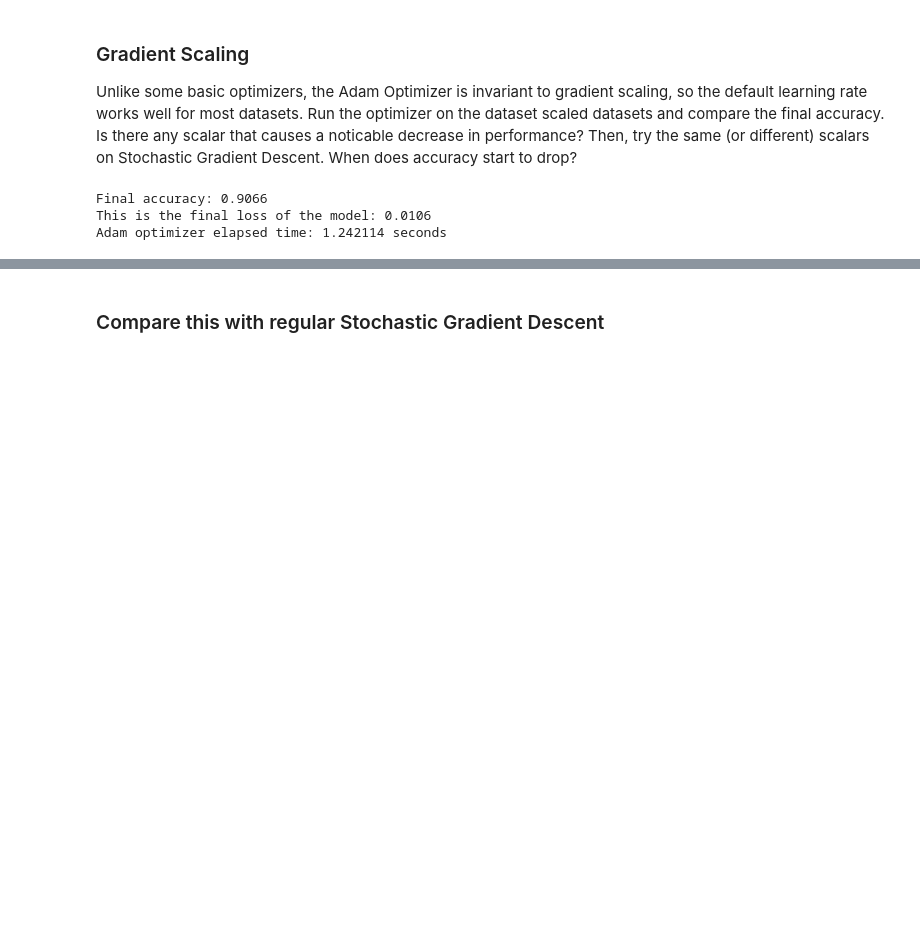
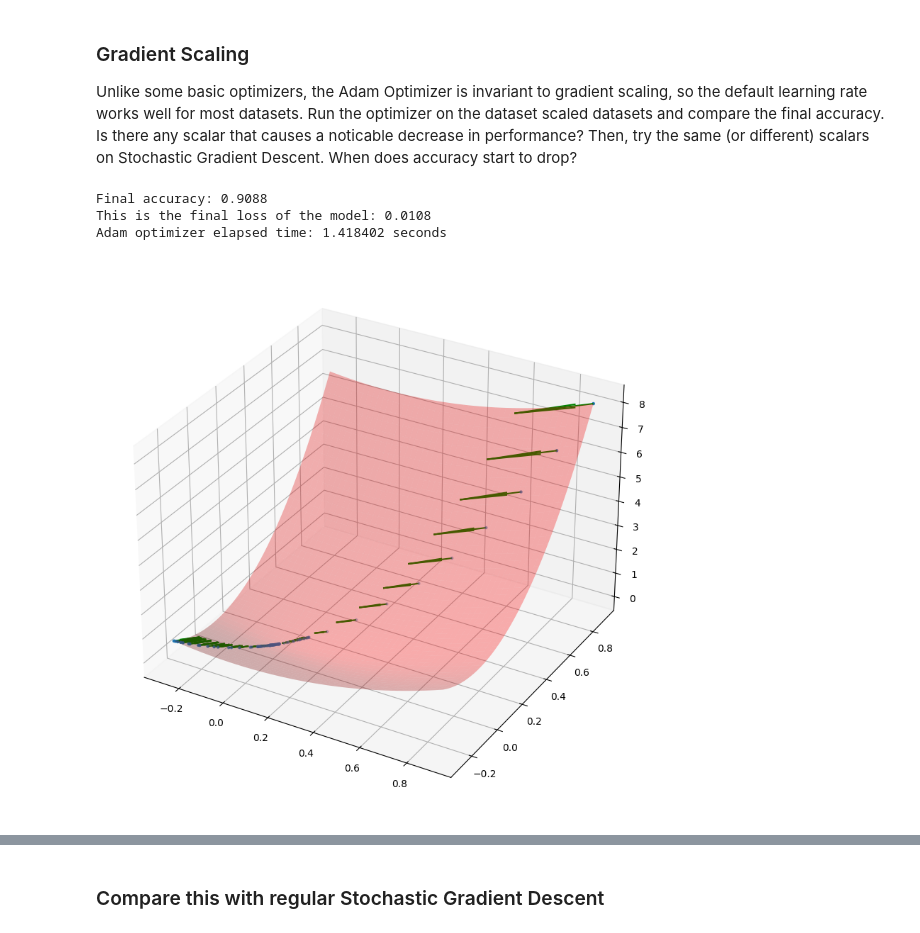
Before and after one commit to UMT-CSCI-557/optimizers, a Jupyter notebook: adam_master_version.ipynb, the cells around one changed output, grey strips where cells are left out. Drawn from its saved outputs; the diff is of its cells as text; code cells hidden in the pictures; blank space fills up the shorter version.

```diff
--- a/adam_master_version.ipynb
+++ b/adam_master_version.ipynb
@@ -95,20 +99,58 @@ train_model(L,optimizer,classifier, X_train, y_train)
 ### Gradient Scaling
 Unlike some basic optimizers, the Adam Optimizer is invariant to gradient scaling, so the default learning rate works well for most datasets. Run the optimizer on the dataset scaled datasets and compare the final accuracy. Is there any scalar that causes a noticable decrease in performance? Then, try the same (or different) scalars on Stochastic Gradient Descent. When does accuracy start to drop?
 # %%
-classifier = classifier_model(64,10) #defines the model
-"""
-Run the classifier with the Adam Optimizer here
-?remove the next line?
-"""
-optimizer = torch.optim.Adam(classifier.parameters(), lr=1e-3) #adam optimizer for the gradient decent
-L = torch.nn.CrossEntropyLoss()
 with time_block("Adam optimizer"):
-    final_loss = train_model(L,optimizer,classifier, X_train, y_train)
-    get_acc(X_test, y_test,classifier)
     print(
         f"This is the final loss of the model: {final_loss:.4f} "
     )
 # %% [output]
-Final accuracy: 0.9066
-This is the final loss of the model: 0.0106
-Adam optimizer elapsed time: 1.242114 seconds
+Final accuracy: 0.9088
+This is the final loss of the model: 0.0108
+Adam optimizer elapsed time: 1.418402 seconds
+# %%
+x = torch.ones(2, requires_grad=True)
+optimizer = torch.optim.Adam([x], lr=0.1)
+
+final_list = []
+grad_list = []
+for step in range(100):
+    optimizer.zero_grad()
+    z = 2*x[0]**2 + 8*x[1]**2
+    z.backward()
+    optimizer.step()
+    grad_list.append(x.grad)
+    final_list.append([x.detach().numpy()[0],x.detach().numpy()[1]])
+
+weights = np.array(final_list)
+weights = weights.squeeze()
+def test_f(x,y):
+    return 2*x**2 + 8*y**2
+
+z_values = []
+for dot in weights:
+    z_values.append(test_f(dot[0],dot[1]))
+# %%
+fig = plt.figure(figsize=(10,10))
+ax = fig.add_subplot(projection='3d')
+ax.scatter(weights[:,0],weights[:,1],z_values,s=5)
+
+m_plot = 500
+x1_plot = np.linspace(weights[:,0].min(),weights[:,0].max(),m_plot)
+x2_plot = np.linspace(weights[:,0].min(),weights[:,0].max(),m_plot)
+x1_plot, x2_plot = np.meshgrid(x1_plot,x2_plot)
+y_plot = 2*x1_plot**2 + 8*x2_plot**2
+
+ax.plot_surface(x1_plot,x2_plot,y_plot,color='red',alpha=.3)
+iter = 0
+for x,y,z in zip(weights[:,0],weights[:,1],z_values):
+    ax.quiver(
+        x, y, z,  # Start coordinates (X, Y, Z)
+        -x+grad_list[iter][0]*.001,-y+grad_list[iter][1]*.001,0,    # Direction components (U, V, W)
+        length=.25,
+        color='g',              # Arrow color
+        arrow_length_ratio=0.8  # Adjust head size relative to the arrow length
+    )
+
+#ax.view_init(elev=5,azim=20)
+# %% [output]
+[figure, added]
```
Also changed, not shown: parts of 26 cells of this notebook.
